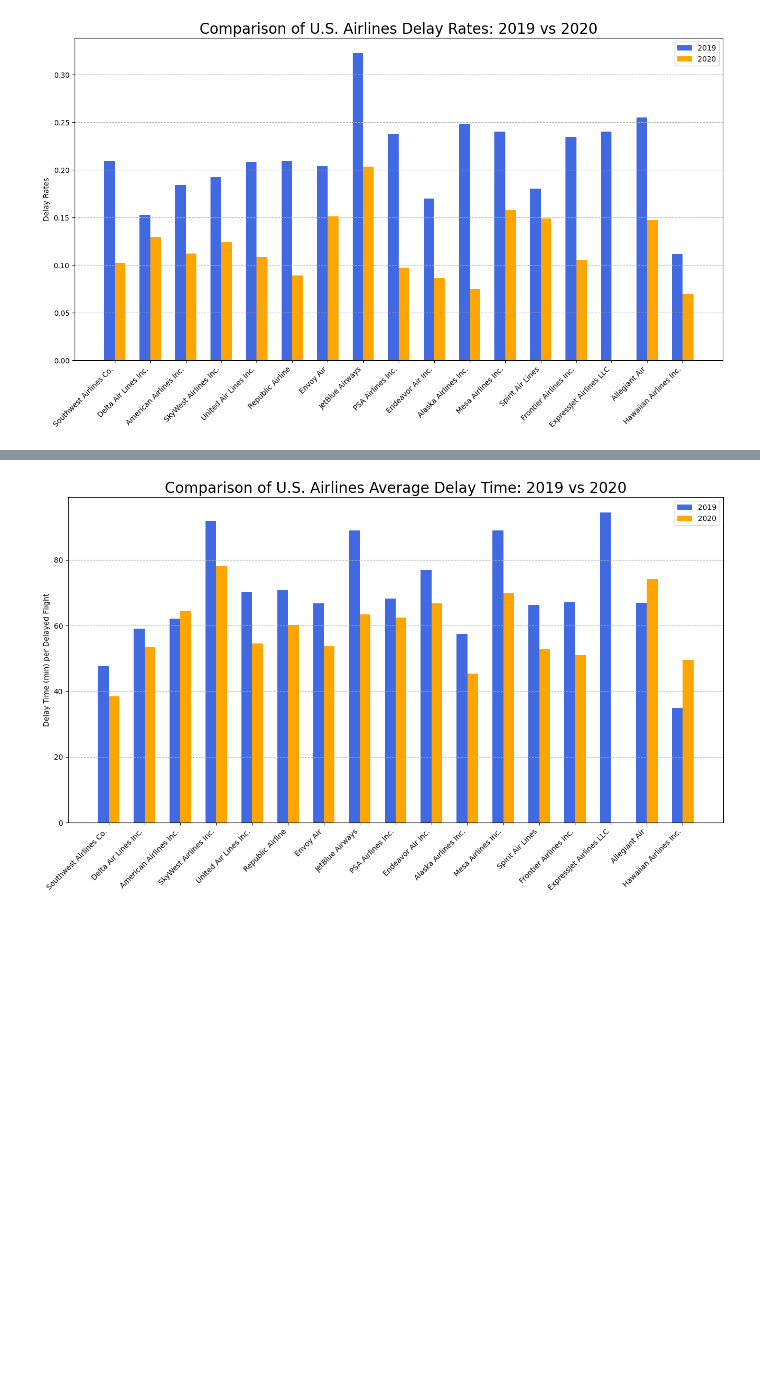
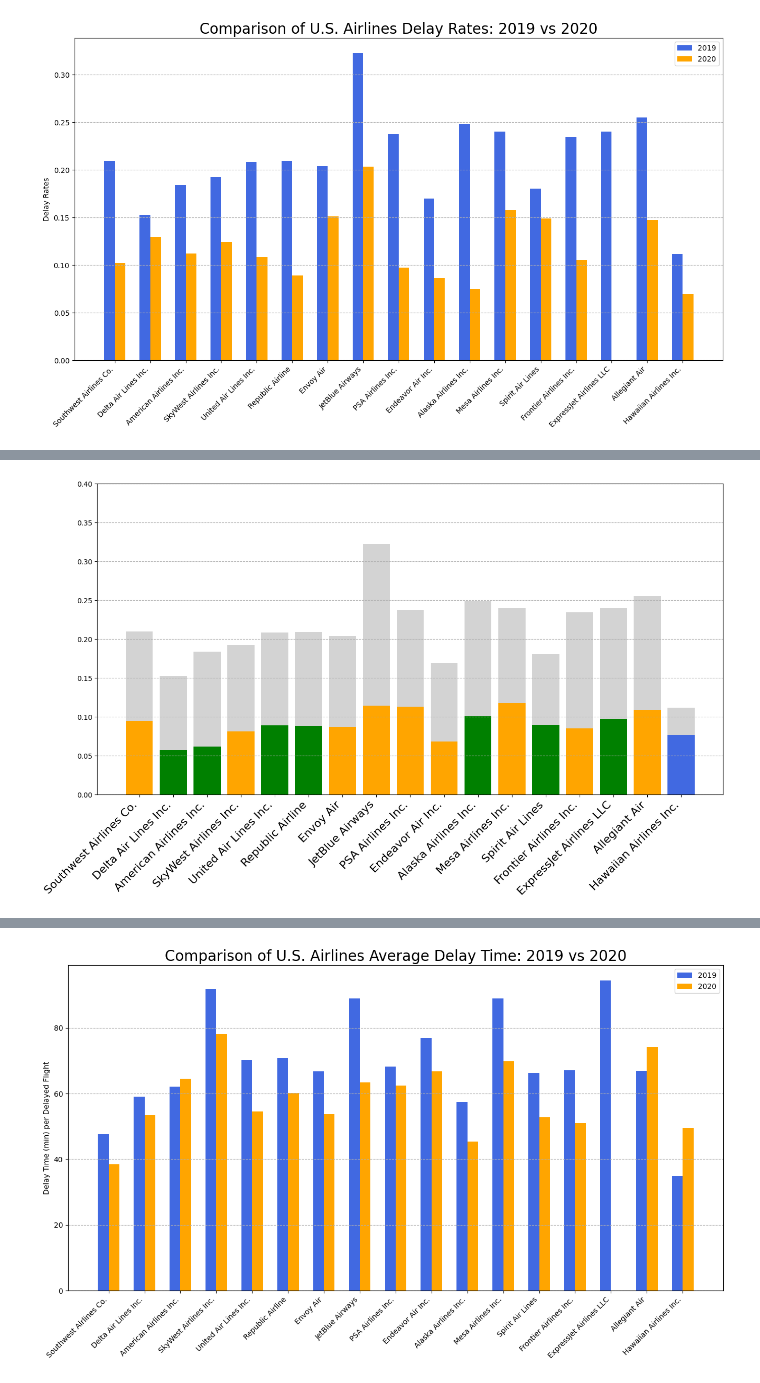
Before and after one commit to BingBingBao/Transport-Logistic, a Jupyter notebook: US Airline in the COVID era/2_Carrier_data_analysis.ipynb, the cells around one changed output, grey strips where cells are left out. Cells and saved outputs as stored; diff of their text form; code cells hidden in the pictures; blank space fills up the shorter version.

```diff
--- a/US Airline in the COVID era/2_Carrier_data_analysis.ipynb
+++ b/US Airline in the COVID era/2_Carrier_data_analysis.ipynb
@@ -396,0 +608,23 @@ plt.show()
+# %%
+df_plot = df_2019_delay_reason.sort_values('arr_flights', ascending=False)
+carriers_2019 = df_plot.carrier_name
+
+x = range(len(carriers_2019))
+
+reason_colors = {'carrier_rate': 'royalblue',
+                 'weather_rate': 'purple',
+                'nas_rate': 'green',
+                'security_rate': 'red',
+                'late_aircraft_rate': 'orange'}
+
+colors = df_plot['main_reason'].map(reason_colors).fillna('gray')
+
+plt.figure(figsize=(16,8))
+plt.bar(x, df_plot['delay_rate'], color='lightgray', label='Total Delay Rate')
+plt.bar(x, df_plot['main_reason_rate'] * df_plot['delay_rate'], color=colors, label='Main Reason Portion')
+plt.xticks(x, carriers_2019, rotation=45, ha='right', fontsize=16)
+plt.ylim(0, 0.4)
+plt.grid(axis='y', linestyle='--')
+plt.show()
+# %% [output]
+[figure, added]
```
Also changed, not shown: parts of 33 cells of this notebook, 4 other files.
